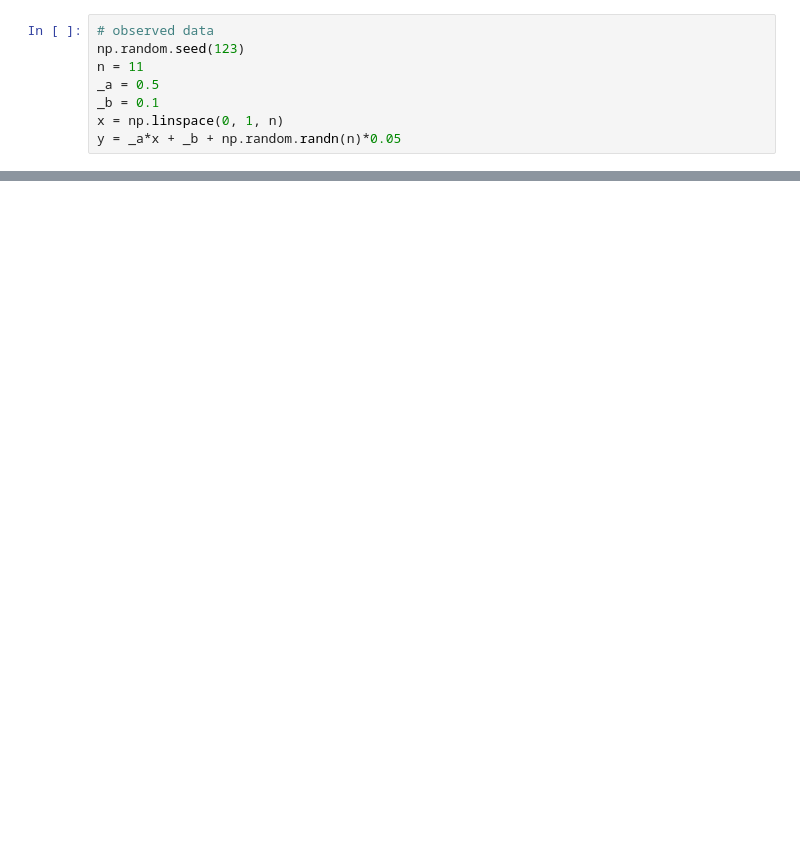
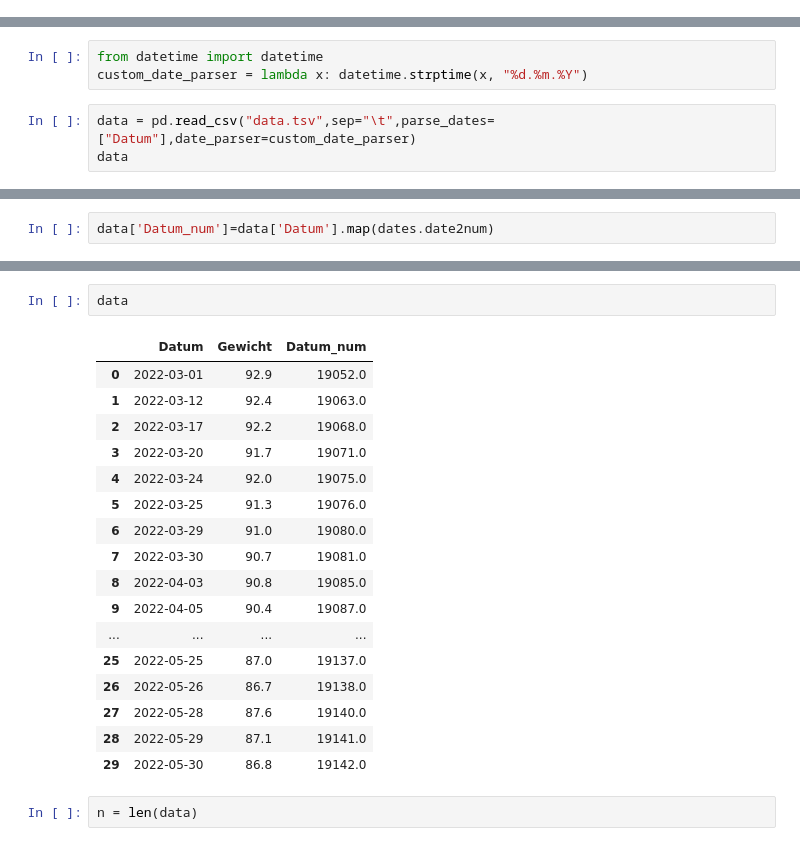
Before and after one commit to raproth/jupyternotebooks, a Jupyter notebook: ProbLinReg/mcmc.ipynb, the cells around one changed output, grey strips where cells are left out. Cells and saved outputs as stored; diff of their text form; blank space fills up the shorter version.

Commit message:
refactor, added real data

```diff
--- a/ProbLinReg/mcmc.ipynb
+++ b/ProbLinReg/mcmc.ipynb
@@ -9,8 +10,0 @@ WARNING (theano.tensor.blas): Using NumPy C-API based implementation for BLAS fu
-# %%
-# observed data
-np.random.seed(123)
-n = 11
-_a = 0.5
-_b = 0.1
-x = np.linspace(0, 1, n)
-y = _a*x + _b + np.random.randn(n)*0.05
@@ -126,0 +11,6 @@ plt.show()
+# %%
+from datetime import datetime
+custom_date_parser = lambda x: datetime.strptime(x, "%d.%m.%Y")
+# %%
+data = pd.read_csv("data.tsv",sep="\t",parse_dates=["Datum"],date_parser=custom_date_parser)
+data
@@ -126,0 +37,2 @@ plt.show()
+# %%
+data['Datum_num']=data['Datum'].map(dates.date2num)
@@ -126,0 +52,22 @@ plt.show()
+# %%
+data
+# %% [output]
+|  | Datum | Gewicht | Datum_num |
+| 0 | 2022-03-01 | 92.9 | 19052.0 |
+| 1 | 2022-03-12 | 92.4 | 19063.0 |
+| 2 | 2022-03-17 | 92.2 | 19068.0 |
+| 3 | 2022-03-20 | 91.7 | 19071.0 |
+| 4 | 2022-03-24 | 92.0 | 19075.0 |
+| 5 | 2022-03-25 | 91.3 | 19076.0 |
+| 6 | 2022-03-29 | 91.0 | 19080.0 |
+| 7 | 2022-03-30 | 90.7 | 19081.0 |
+| 8 | 2022-04-03 | 90.8 | 19085.0 |
+| 9 | 2022-04-05 | 90.4 | 19087.0 |
+| ... | ... | ... | ... |
+| 25 | 2022-05-25 | 87.0 | 19137.0 |
+| 26 | 2022-05-26 | 86.7 | 19138.0 |
+| 27 | 2022-05-28 | 87.6 | 19140.0 |
+| 28 | 2022-05-29 | 87.1 | 19141.0 |
+| 29 | 2022-05-30 | 86.8 | 19142.0 |
+# %%
+n = len(data)
```
Also changed, not shown: parts of 19 cells of this notebook, 2 other files.
